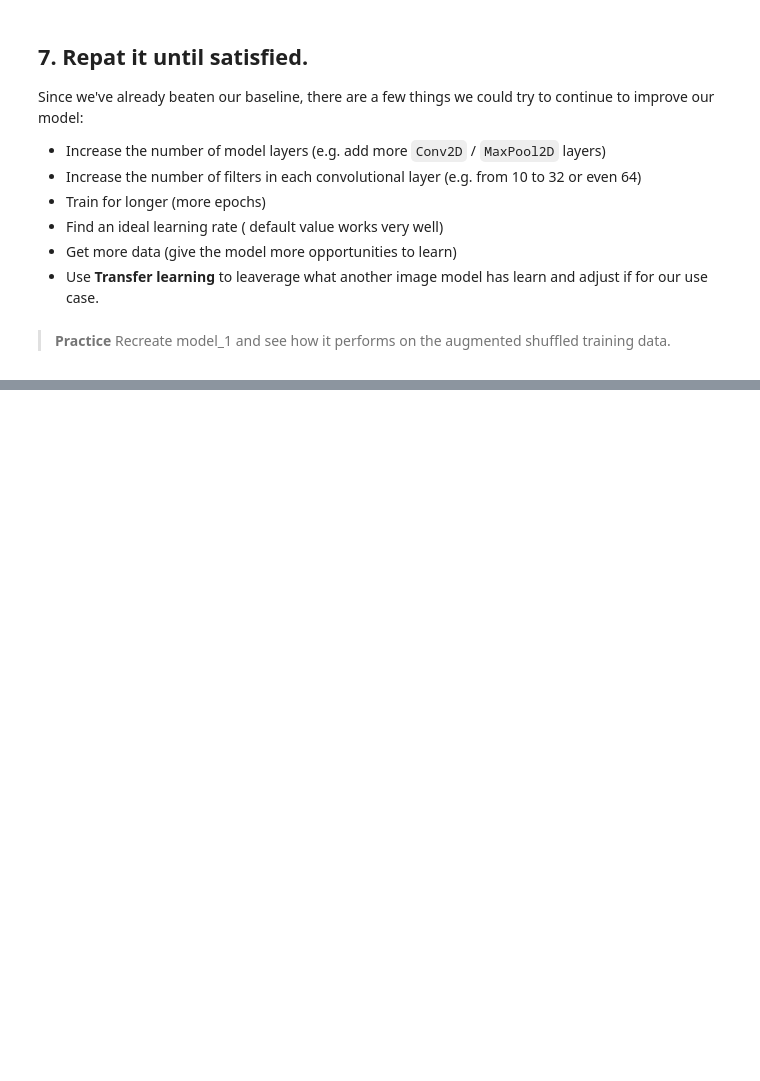
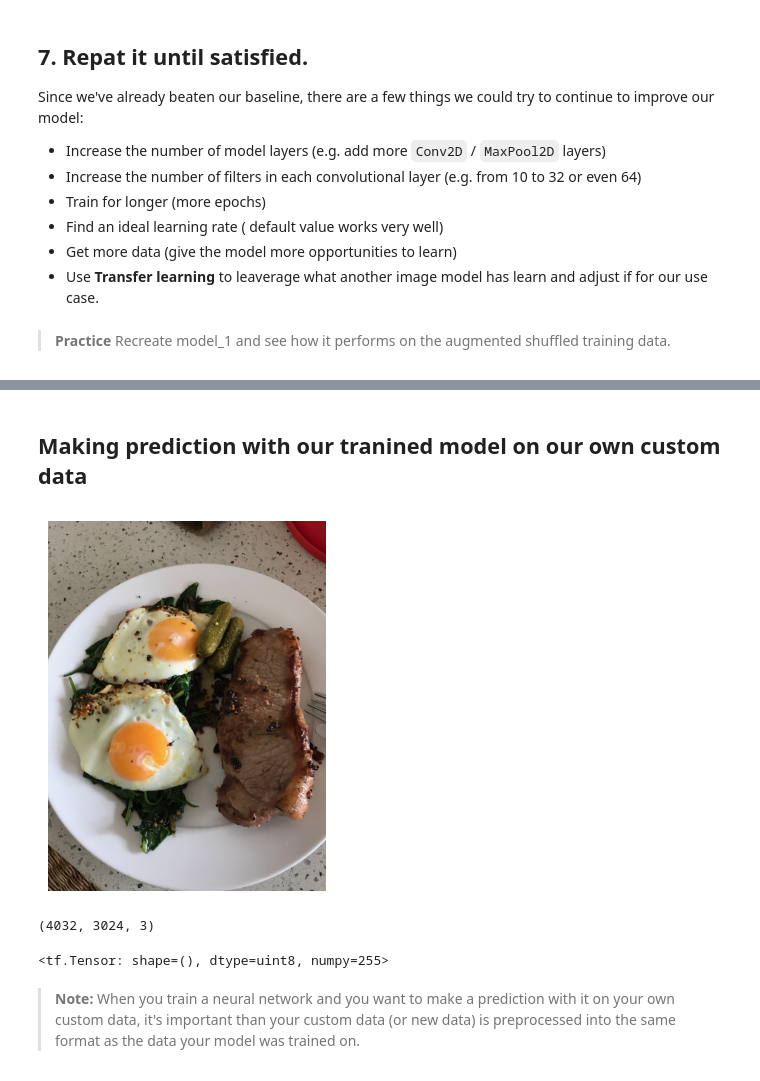
Before and after one commit to oguzkaganbilici/TensorFlow-Developer-Certificate-in-2023-Zero-to-Mastery, a Jupyter notebook: 4 - Computer Vision and Convolutional Neural Network in TensorFlow/03_Introduction_to_computer_vision_with_tensorflow.ipynb, the cells around one changed output, grey strips where cells are left out. Saved outputs shown, nothing was run; the diff lists cells and outputs as text; code cells hidden in the pictures; blank space fills up the shorter version.

```diff
--- a/4 - Computer Vision and Convolutional Neural Network in TensorFlow/03_Introduction_to_computer_vision_with_tensorflow.ipynb
+++ b/4 - Computer Vision and Convolutional Neural Network in TensorFlow/03_Introduction_to_computer_vision_with_tensorflow.ipynb
@@ -1012,0 +1013,20 @@ plot_loss_curves(history_8)
+# %% [markdown]
+## Making prediction with our tranined model on our own custom data
+# %%
+import matplotlib.image as mpimg
+steak_1 = mpimg.imread("03-steak.jpeg")
+plt.imshow(steak_1)
+plt.axis("off")
+plt.show()
+# %% [output]
+[figure, added]
+# %%
+steak_1.shape
+# %% [output]
+(4032, 3024, 3)
+# %%
+tf.math.reduce_max(steak_1)
+# %% [output]
+<tf.Tensor: shape=(), dtype=uint8, numpy=255>
+# %% [markdown]
+> **Note:** When you train a neural network and you want to make a prediction with it on your own custom data, it's important than your custom data (or new data) is preprocessed into the same format as the data your model was trained on.
```
Also changed, not shown: parts of 35 cells of this notebook.
